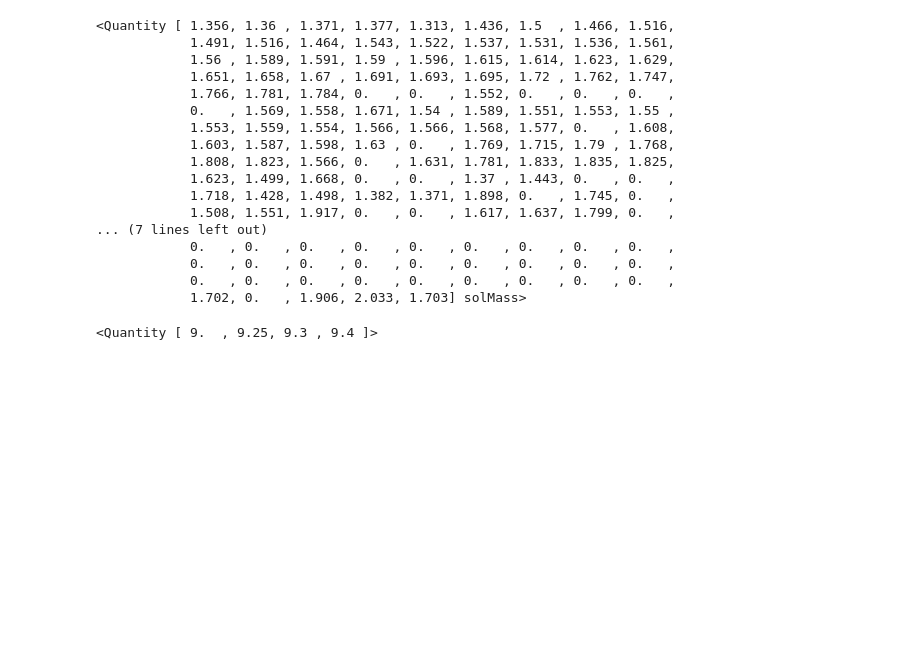
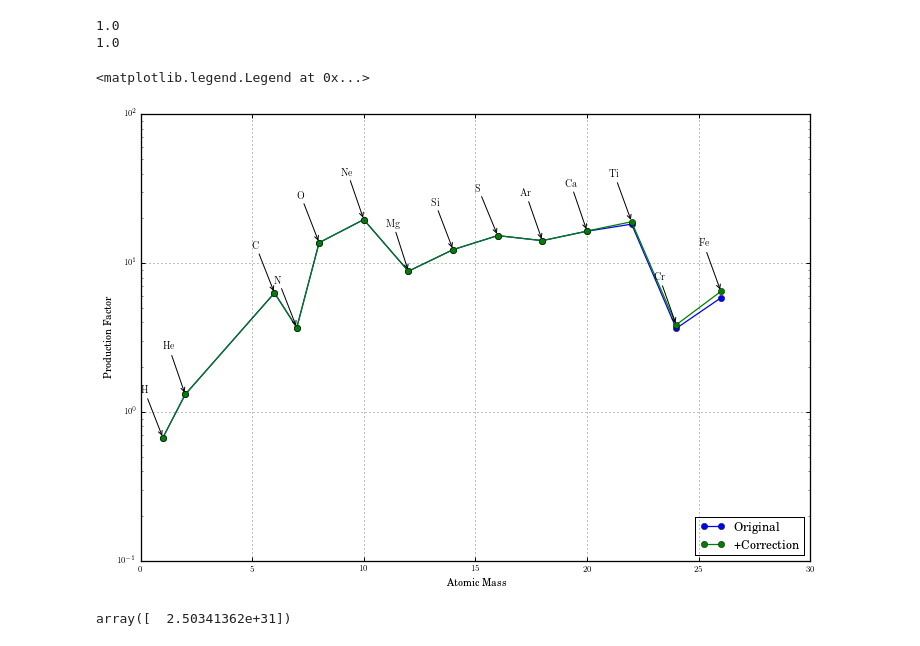
Before and after one commit to brownjustinmichael/KEPLER-Utilities, a Jupyter notebook: ipython/IMF Integrator.ipynb, the cells around one changed output. Cells and saved outputs as stored; diff of their text form; code cells hidden in the pictures; blank space fills up the shorter version.

```diff
--- a/ipython/IMF Integrator.ipynb
+++ b/ipython/IMF Integrator.ipynb
@@ -192,24 +76,0 @@ x
-# %%
-baryonic_masses
-# %% [output]
-<Quantity [ 1.356, 1.36 , 1.371, 1.377, 1.313, 1.436, 1.5  , 1.466, 1.516,
-            1.491, 1.516, 1.464, 1.543, 1.522, 1.537, 1.531, 1.536, 1.561,
-            1.56 , 1.589, 1.591, 1.59 , 1.596, 1.615, 1.614, 1.623, 1.629,
-            1.651, 1.658, 1.67 , 1.691, 1.693, 1.695, 1.72 , 1.762, 1.747,
-            1.766, 1.781, 1.784, 0.   , 0.   , 1.552, 0.   , 0.   , 0.   ,
-            0.   , 1.569, 1.558, 1.671, 1.54 , 1.589, 1.551, 1.553, 1.55 ,
-            1.553, 1.559, 1.554, 1.566, 1.566, 1.568, 1.577, 0.   , 1.608,
-            1.603, 1.587, 1.598, 1.63 , 0.   , 1.769, 1.715, 1.79 , 1.768,
-            1.808, 1.823, 1.566, 0.   , 1.631, 1.781, 1.833, 1.835, 1.825,
-            1.623, 1.499, 1.668, 0.   , 0.   , 1.37 , 1.443, 0.   , 0.   ,
-            1.718, 1.428, 1.498, 1.382, 1.371, 1.898, 0.   , 1.745, 0.   ,
-            1.508, 1.551, 1.917, 0.   , 0.   , 1.617, 1.637, 1.799, 0.   ,
-... (7 lines left out)
-            0.   , 0.   , 0.   , 0.   , 0.   , 0.   , 0.   , 0.   , 0.   ,
-            0.   , 0.   , 0.   , 0.   , 0.   , 0.   , 0.   , 0.   , 0.   ,
-            0.   , 0.   , 0.   , 0.   , 0.   , 0.   , 0.   , 0.   , 0.   ,
-            1.702, 0.   , 1.906, 2.033, 1.703] solMass>
-# %%
-w_imf.masses
-# %% [output]
-<Quantity [ 9.  , 9.25, 9.3 , 9.4 ]>
@@ -215,0 +100,33 @@ w_imf.masses
+# %%
+from kepler_utils.yields.yields import CompositeYieldReader, Isotope
+import astropy.units as u
+
+total = CompositeYieldReader ([u.Quantity ([15.2], u.solMass)], [Isotope.fromList (prod.keys ())], [[prod]], scale = u.g.to (u.solMass))
+# %%
+a = data [:np.argmax (data ["s32"] + data ["si28"] > 0.01)].mean ()
+a = a * (0.078684 * u.solMass - total.get_yield ("fe56")).to (u.g).value / a ["fe56"] + prod
+
+combined = CompositeYieldReader ([u.Quantity ([15.2], u.solMass)], [Isotope.fromList (a.keys ())], [[a]], scale = u.g.to (u.solMass))
+# %%
+from kepler_utils.plots.yields import YieldPlot
+import matplotlib.pyplot as plt
+%matplotlib inline
+
+fig, axis = plt.subplots (1, 1, sharex = True, figsize = (12, 8))
+
+colors = iter (["blue", "green"])
+
+for yr in [total, combined]:
+    p = YieldPlot (yr)
+    p.plot (axis, c = next (colors), names = yr == combined, label = "+Correction" if yr == combined else "Original")
+
+axis.legend (loc = "lower right")
+# %% [output]
+1.0
+1.0
+<matplotlib.legend.Legend at 0x...>
+[figure, added]
+# %%
+(0.078684 * u.solMass - total.get_yield ("fe56")).to (u.g).value / a ["fe56"]
+# %% [output]
+array([  2.50341362e+31])
```
Also changed, not shown: parts of 22 cells of this notebook, 18 other files.
